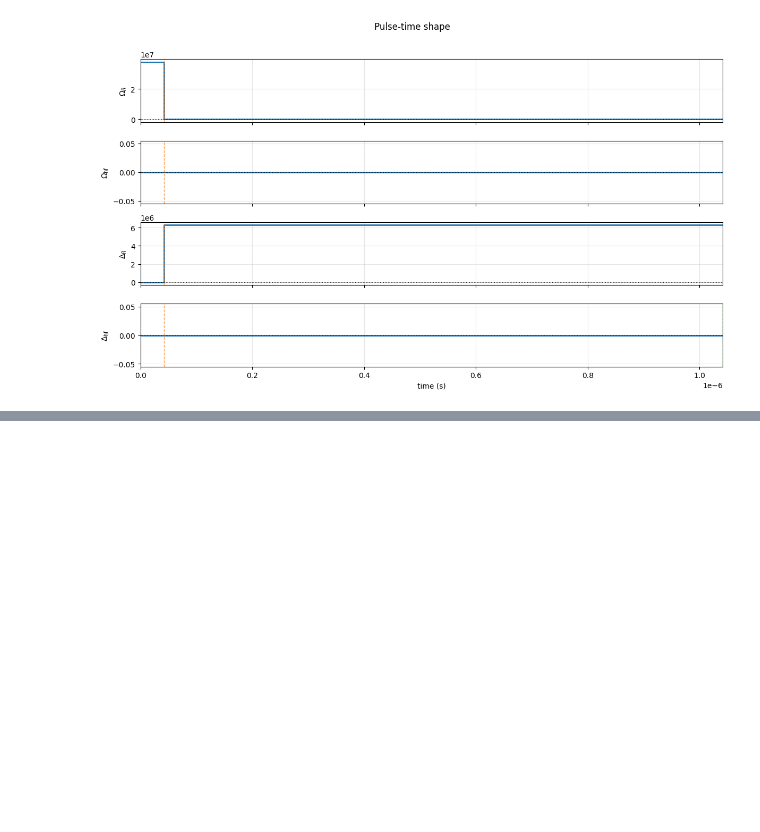
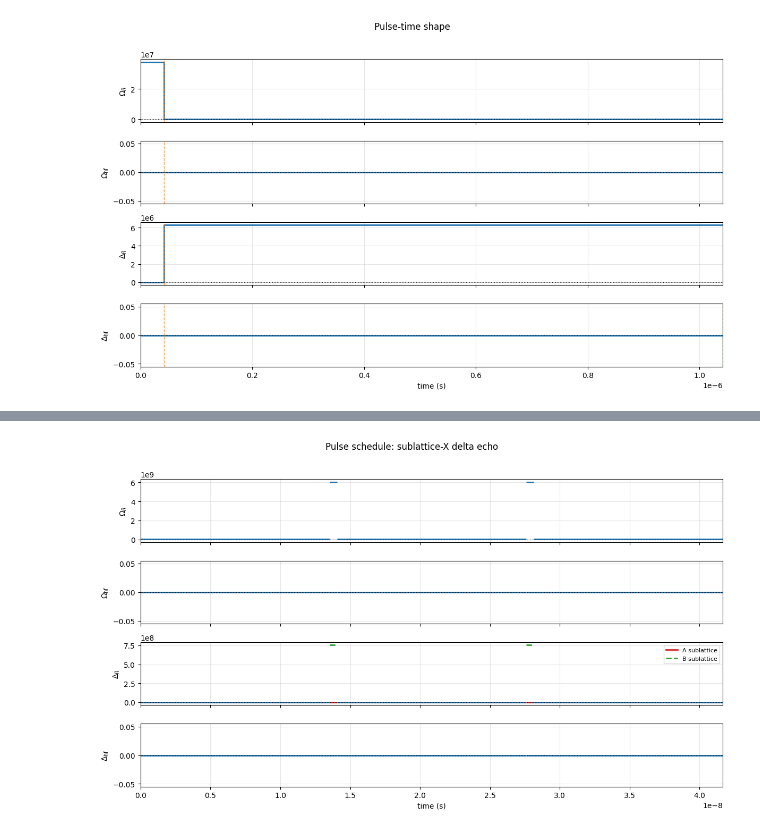
Before and after one commit to ChanceSiyuan/Ryd-gate-modeling, a Jupyter notebook: scripts/notebooks/plus_state_preparation.ipynb, the cells around one changed output, grey strips where cells are left out. Drawn from its saved outputs; the diff is of its cells as text; code cells hidden in the pictures; blank space fills up the shorter version.

```diff
--- a/scripts/notebooks/plus_state_preparation.ipynb
+++ b/scripts/notebooks/plus_state_preparation.ipynb
@@ -152,0 +229,85 @@ N=9, prep-end fidelity to (|1> - i|r>)/sqrt(2)^9: 0.9639
+# %%
+# Delta echo pulse schedule
+# Uses sim_backend from Stage 1: "sparse_expm" for small lattices, "tenpy"/"gputn" for TN.
+
+Lx,  Ly = 3, 3
+spacing = 10.0
+N =  Lx *  Ly
+chi_max = 32
+steps = 24
+dt = t_pi2_R /  steps
+echo_M = 2
+echo_width = t_pi2_R / 80
+off_detuning = 20 * OMEGA_R
+echo_interaction_mode = "nn"
+V_nn_echo = DEFAULT_C6 /  spacing**6
+
+mask_A = np.array([
+    ((ix + iy) % 2 == 0)
+    for ix in range( Lx)
+    for iy in range( Ly)
+], dtype=bool)
+mask_B = ~mask_A
+
+if echo_M < 0:
+    raise ValueError(" echo_M must be nonnegative")
+if echo_M *  echo_width >= t_pi2_R:
+    raise ValueError("Echo pulse width is too large for the preparation window.")
+
+if echo_M == 0:
+    delta_echo_segments = [Segment(duration=t_pi2_R, omega_R=OMEGA_R)]
+else:
+    delta_echo_interval = (t_pi2_R -  echo_M *  echo_width) / ( echo_M + 1)
+    delta_echo_x_omega = np.pi /  echo_width
+    delta_echo_segments = []
+    for _ in range(echo_M):
+        delta_echo_segments.append(Segment(duration=delta_echo_interval, omega_R=OMEGA_R))
+        delta_echo_segments.append(
+            Segment(
+                duration= echo_width,
+                omega_R=delta_echo_x_omega,
+                delta_R=np.where(mask_A, 0.0,  off_detuning),
+            )
+        )
+    delta_echo_segments.append(Segment(duration=delta_echo_interval, omega_R=OMEGA_R))
+
+delta_echo_proto = DigitalAnalogProtocol(
+    delta_echo_segments,
+    n_steps=max( steps, 20 * len(delta_echo_segments)),
+)
+
+delta_echo_edges = [0.0]
+for seg in delta_echo_proto.segments:
+    delta_echo_edges.append(delta_echo_edges[-1] + seg.duration)
+delta_echo_t_gate = delta_echo_edges[-1]
+
+fig_de, axes_de = plt.subplots(4, 1, figsize=(12, 7), sharex=True)
+for ax_de, (field, label) in zip(axes_de, _proto_fields):
+    plotted_ab = False
+    for j, seg in enumerate(delta_echo_proto.segments):
+        prof = np.asarray(getattr(seg, field), dtype=float)
+        if prof.ndim == 0:
+            prof = np.full( N, float(prof))
+        if prof.shape != ( N,):
+            raise ValueError(f"{field} must be scalar or length-{ N}; got {prof.shape}.")
+        t0, t1 = delta_echo_edges[j], delta_echo_edges[j + 1]
+        if np.allclose(prof, prof[0]):
+            ax_de.hlines(prof[0], t0, t1, colors="tab:blue", lw=2)
+        else:
+            ax_de.hlines(prof[mask_A].mean(), t0, t1, colors="tab:red", lw=2)
+            ax_de.hlines(prof[mask_B].mean(), t0, t1, colors="tab:green", lw=2, ls="--")
+            plotted_ab = True
+    if plotted_ab:
+        ax_de.plot([], [], color="tab:red", lw=2, label="A sublattice")
+        ax_de.plot([], [], color="tab:green", lw=2, ls="--", label="B sublattice")
+        ax_de.legend(loc="upper right", fontsize=8)
+    ax_de.axhline(0.0, color="k", ls=":", lw=0.8)
+    ax_de.set_ylabel(label)
+    ax_de.grid(alpha=0.3)
+    ax_de.set_xlim(0.0, delta_echo_t_gate)
+axes_de[-1].set_xlabel("time (s)")
+fig_de.suptitle("Pulse schedule: sublattice-X delta echo", y=1.01)
+plt.tight_layout()
+plt.show()
+# %% [output]
+[figure, added]
```
Also changed, not shown: parts of 9 cells of this notebook, 19 other files.
